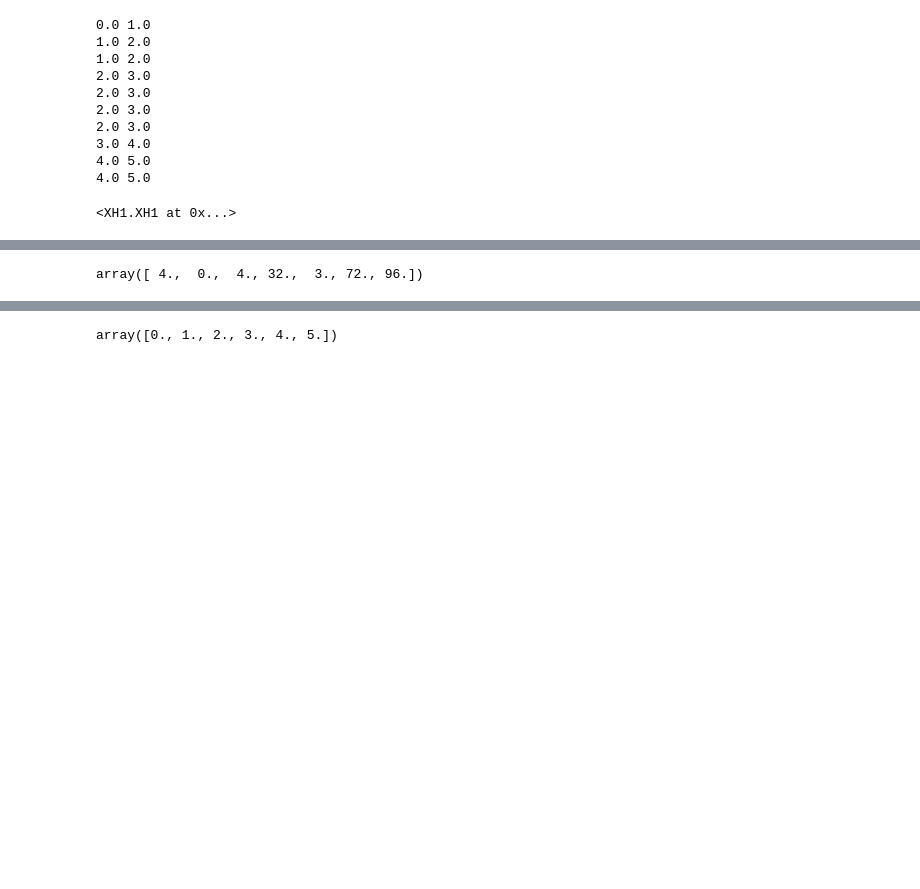
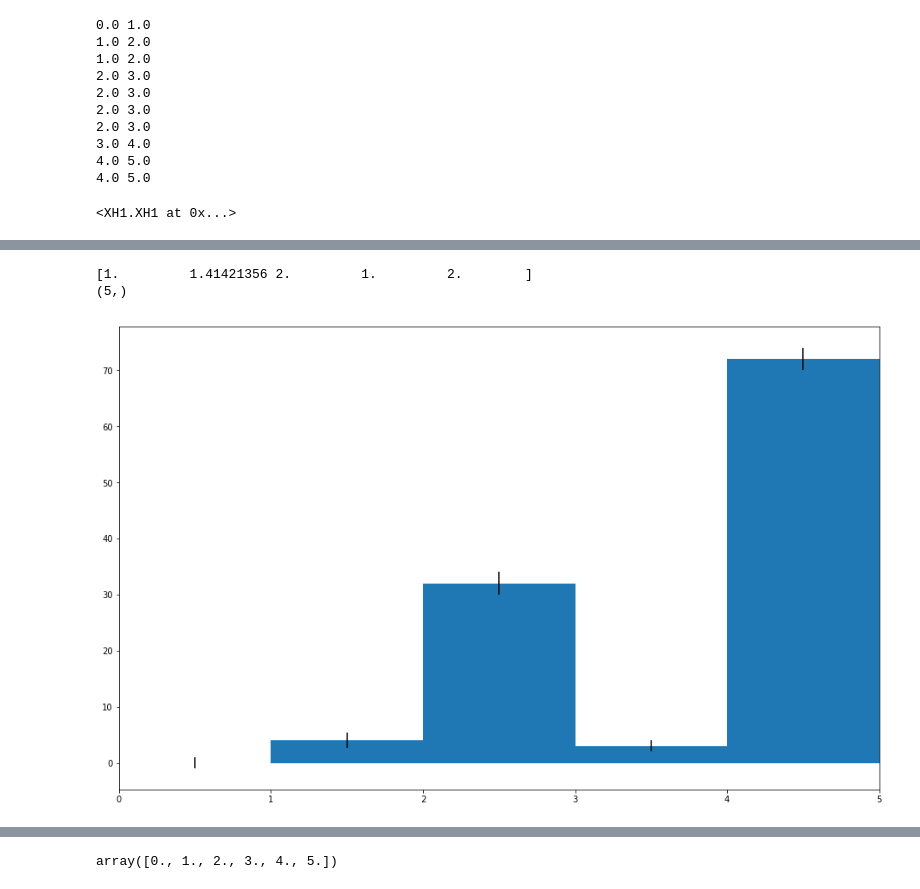
Before and after one commit to chinleock/statXPlot, a Jupyter notebook: notebook/demo.ipynb, the cells around one changed output, grey strips where cells are left out. Drawn from its saved outputs; the diff is of its cells as text; code cells hidden in the pictures; blank space fills up the shorter version.

```diff
--- a/notebook/demo.ipynb
+++ b/notebook/demo.ipynb
@@ -56,5 +67,7 @@ array([ 4.,  1.,  4., 12.,  4., 22., 28.])
 # %%
-(h1*h2).hist
+(h1*h2).Draw()
 # %% [output]
-array([ 4.,  0.,  4., 32.,  3., 72., 96.])
+[1.         1.41421356 2.         1.         2.        ]
+(5,)
+[figure, added]
 # %%
```
Also changed, not shown: parts of 17 cells of this notebook, 1 other file.
